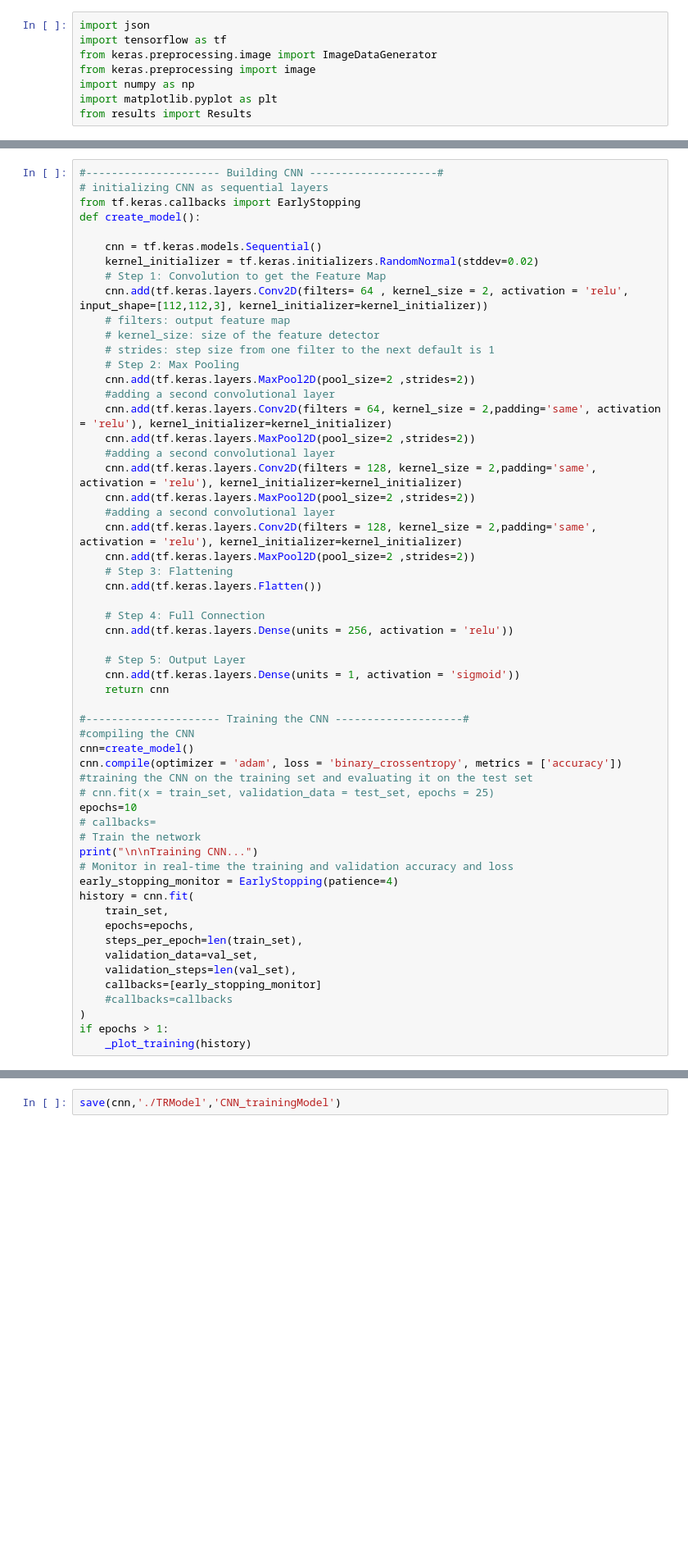
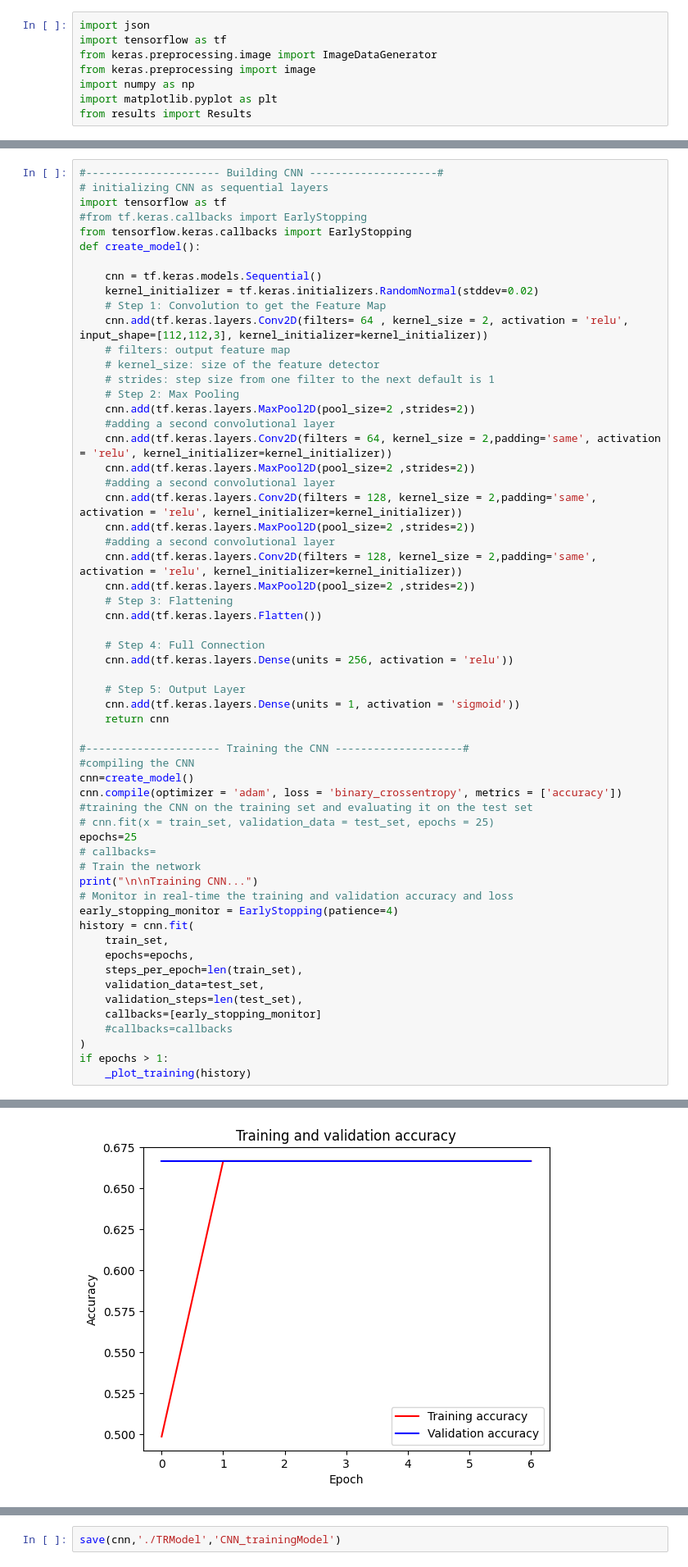
Before and after one commit to pcardenal5/FaceDetection, a Jupyter notebook: CNNTrain.ipynb, the cells around one changed output, grey strips where cells are left out. Shown at 82% size. Drawn from its saved outputs; the diff is of its cells as text; blank space fills up the shorter version.

```diff
--- a/CNNTrain.ipynb
+++ b/CNNTrain.ipynb
@@ -109,7 +113,9 @@ def _plot_training(history):
 # %%
 #--------------------- Building CNN --------------------#
 # initializing CNN as sequential layers
-from tf.keras.callbacks import EarlyStopping
+import tensorflow as tf
+#from tf.keras.callbacks import EarlyStopping
+from tensorflow.keras.callbacks import EarlyStopping
 def create_model():
 
     cnn = tf.keras.models.Sequential()
@@ -122,13 +128,13 @@ def create_model():
     # Step 2: Max Pooling
     cnn.add(tf.keras.layers.MaxPool2D(pool_size=2 ,strides=2))
     #adding a second convolutional layer
-    cnn.add(tf.keras.layers.Conv2D(filters = 64, kernel_size = 2,padding='same', activation = 'relu'), kernel_initializer=kernel_initializer)
+    cnn.add(tf.keras.layers.Conv2D(filters = 64, kernel_size = 2,padding='same', activation = 'relu', kernel_initializer=kernel_initializer))
     cnn.add(tf.keras.layers.MaxPool2D(pool_size=2 ,strides=2))
     #adding a second convolutional layer
-    cnn.add(tf.keras.layers.Conv2D(filters = 128, kernel_size = 2,padding='same', activation = 'relu'), kernel_initializer=kernel_initializer)
+    cnn.add(tf.keras.layers.Conv2D(filters = 128, kernel_size = 2,padding='same', activation = 'relu', kernel_initializer=kernel_initializer))
     cnn.add(tf.keras.layers.MaxPool2D(pool_size=2 ,strides=2))
     #adding a second convolutional layer
-    cnn.add(tf.keras.layers.Conv2D(filters = 128, kernel_size = 2,padding='same', activation = 'relu'), kernel_initializer=kernel_initializer)
+    cnn.add(tf.keras.layers.Conv2D(filters = 128, kernel_size = 2,padding='same', activation = 'relu', kernel_initializer=kernel_initializer))
     cnn.add(tf.keras.layers.MaxPool2D(pool_size=2 ,strides=2))
     # Step 3: Flattening
     cnn.add(tf.keras.layers.Flatten())
@@ -146,7 +152,7 @@ cnn=create_model()
 cnn.compile(optimizer = 'adam', loss = 'binary_crossentropy', metrics = ['accuracy'])
 #training the CNN on the training set and evaluating it on the test set
 # cnn.fit(x = train_set, validation_data = test_set, epochs = 25)
-epochs=10
+epochs=25
 # callbacks=
 # Train the network
 print("\n\nTraining CNN...")
@@ -156,10 +162,11 @@ history = cnn.fit(
     train_set,
     epochs=epochs,
     steps_per_epoch=len(train_set),
-    validation_data=val_set,
-    validation_steps=len(val_set),
+    validation_data=test_set,
+    validation_steps=len(test_set),
     callbacks=[early_stopping_monitor]
     #callbacks=callbacks
 )
 if epochs > 1:
     _plot_training(history)
+# %% [output]
@@ -165,0 +188 @@ if epochs > 1:
+[figure, added]
```
Also changed, not shown: parts of 4 cells of this notebook, 2 other files.
